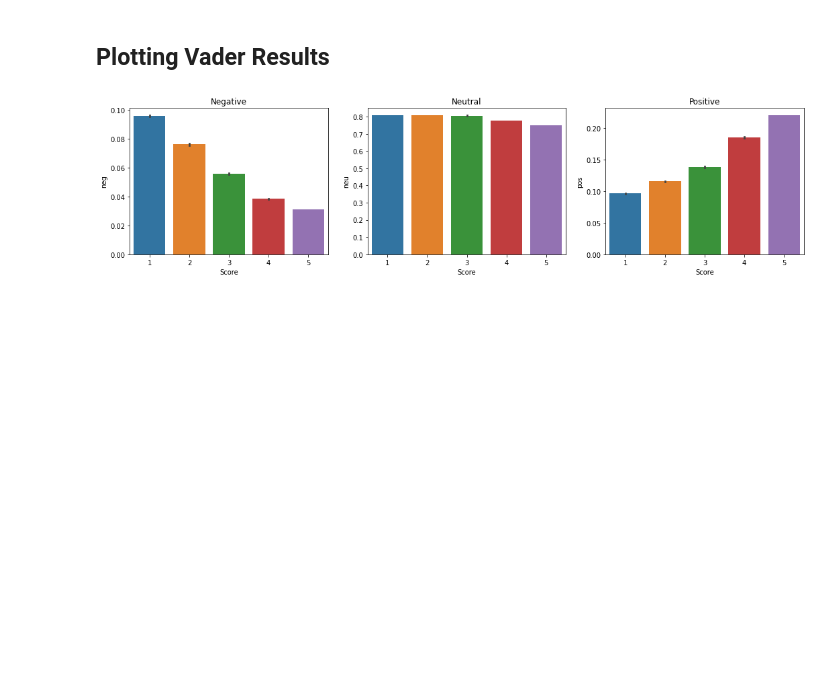
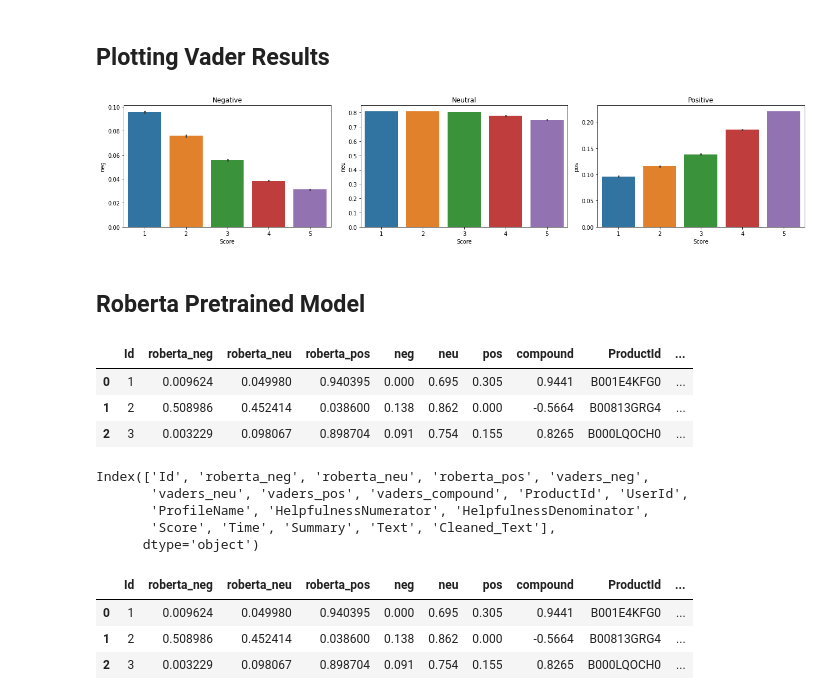
Before and after one commit to ilovedata6/Sentiment-Analysis, a Jupyter notebook: analysis.ipynb, the cells around one changed output. Drawn from its saved outputs; the diff is of its cells as text; code cells hidden in the pictures; blank space fills up the shorter version.

Commit message:
roberta pre-trained model

```diff
--- a/analysis.ipynb
+++ b/analysis.ipynb
@@ -175,11 +165,14 @@ vaders.head(3)
 # %%
 fig,axs = plt.subplots(1,3,figsize=(18,4))
 sns.barplot(data=vaders, x='Score', y='neg', ax=axs[0])
 sns.barplot(data=vaders, x='Score', y='neu', ax=axs[1])
 sns.barplot(data=vaders, x='Score', y='pos', ax=axs[2])
 axs[0].set_title('Negative')
 axs[1].set_title('Neutral')
 axs[2].set_title('Positive')
+plt.tight_layout()
 plt.show()
 # %% [output]
-[figure, old version]
+[figure, new version]
+# %% [markdown]
+## Roberta  Pretrained Model
@@ -185,0 +207,10 @@ plt.show()
+# %%
+results_df = pd.DataFrame(result).T
+results_df = results_df.reset_index().rename(columns={'index':'Id'})
+results_df = results_df.merge(vaders,how='left')
+results_df.head(3)
+# %% [output]
+|  | Id | roberta_neg | roberta_neu | roberta_pos | neg | neu | pos | compound | ProductId | ... |
+| 0 | 1 | 0.009624 | 0.049980 | 0.940395 | 0.000 | 0.695 | 0.305 | 0.9441 | B001E4KFG0 | ... |
+| 1 | 2 | 0.508986 | 0.452414 | 0.038600 | 0.138 | 0.862 | 0.000 | -0.5664 | B00813GRG4 | ... |
+| 2 | 3 | 0.003229 | 0.098067 | 0.898704 | 0.091 | 0.754 | 0.155 | 0.8265 | B000LQOCH0 | ... |
@@ -185,0 +219,15 @@ plt.show()
+# %%
+results_df.columns
+# %% [output]
+Index(['Id', 'roberta_neg', 'roberta_neu', 'roberta_pos', 'vaders_neg',
+       'vaders_neu', 'vaders_pos', 'vaders_compound', 'ProductId', 'UserId',
+       'ProfileName', 'HelpfulnessNumerator', 'HelpfulnessDenominator',
+       'Score', 'Time', 'Summary', 'Text', 'Cleaned_Text'],
+      dtype='object')
+# %%
+results_df.head(3)
+# %% [output]
+|  | Id | roberta_neg | roberta_neu | roberta_pos | neg | neu | pos | compound | ProductId | ... |
+| 0 | 1 | 0.009624 | 0.049980 | 0.940395 | 0.000 | 0.695 | 0.305 | 0.9441 | B001E4KFG0 | ... |
+| 1 | 2 | 0.508986 | 0.452414 | 0.038600 | 0.138 | 0.862 | 0.000 | -0.5664 | B00813GRG4 | ... |
+| 2 | 3 | 0.003229 | 0.098067 | 0.898704 | 0.091 | 0.754 | 0.155 | 0.8265 | B000LQOCH0 | ... |
```
Also changed, not shown: parts of 12 cells of this notebook.
